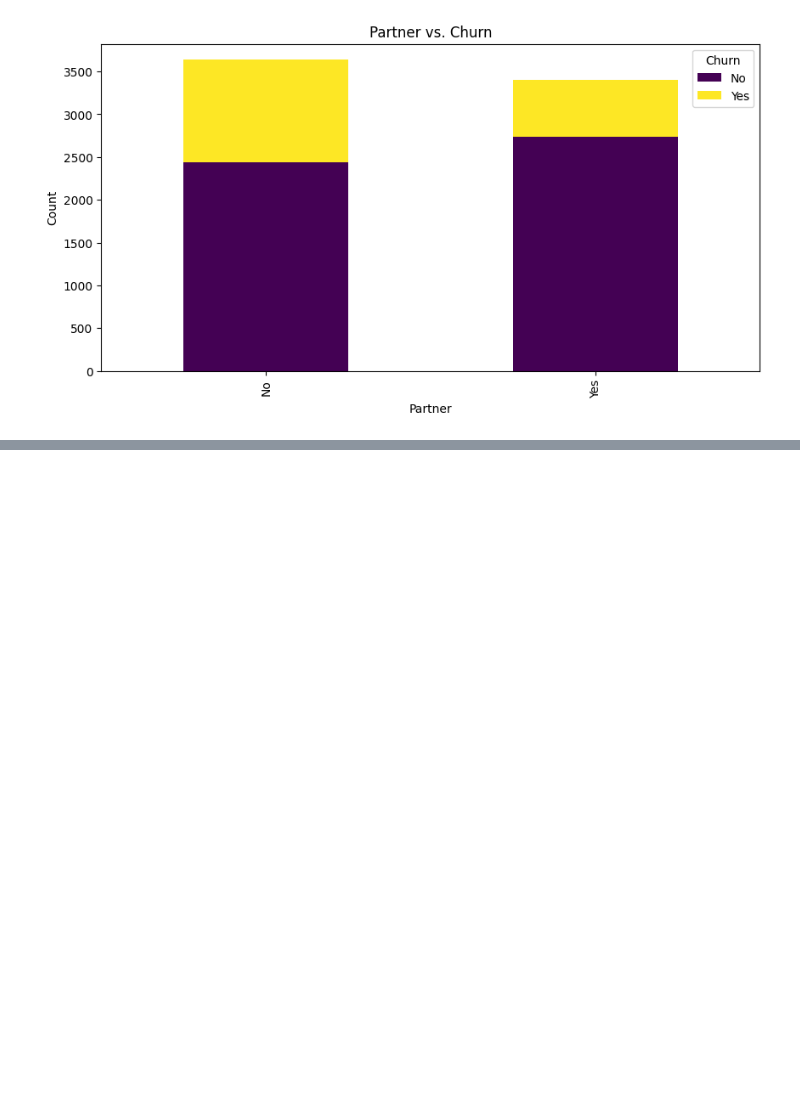
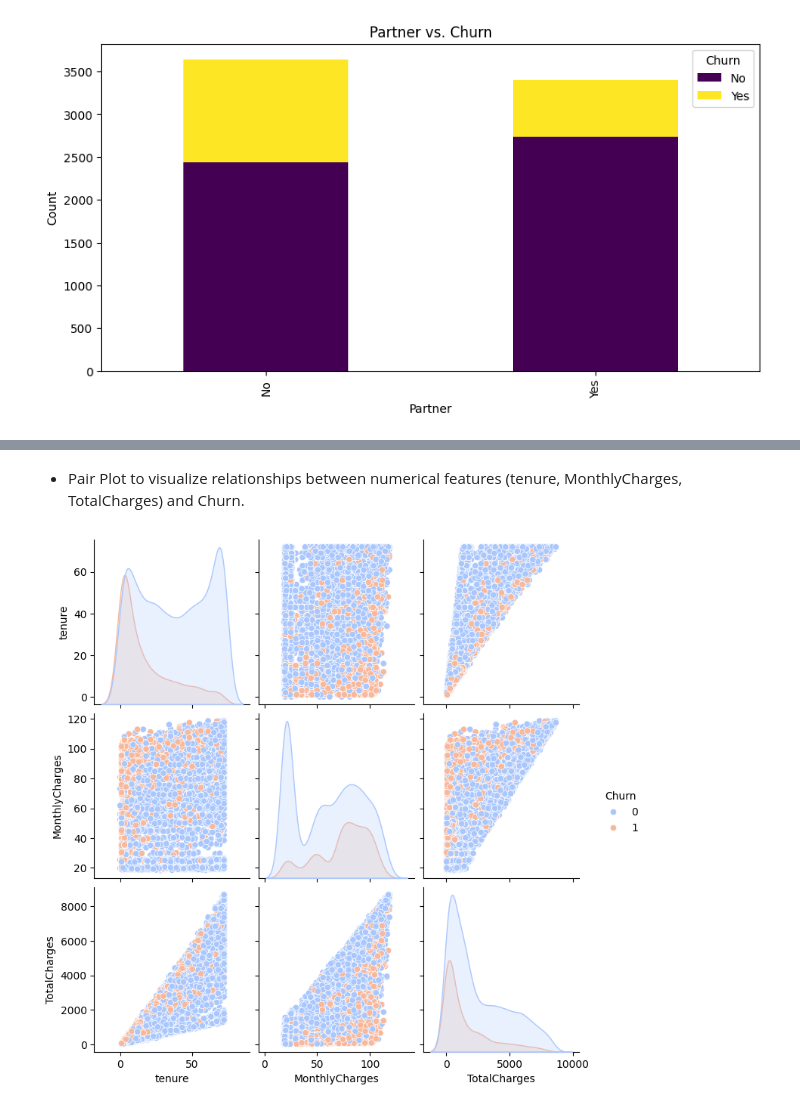
Before and after one commit to hishaaaam/bootcamp-practice, a Jupyter notebook: Project 2/Project 2.ipynb, the cells around one changed output, grey strips where cells are left out. Saved outputs shown, nothing was run; the diff lists cells and outputs as text; code cells hidden in the pictures; blank space fills up the shorter version.

```diff
--- a/Project 2/Project 2.ipynb
+++ b/Project 2/Project 2.ipynb
@@ -250,0 +289,9 @@ plt.show()
+# %% [markdown]
+- Pair Plot to visualize relationships between numerical features (tenure, MonthlyCharges, TotalCharges) and Churn.
+# %%
+db['Churn'] = db['Churn'].map({'No': 0, 'Yes': 1})
+
+sns.pairplot(db[['tenure', 'MonthlyCharges', 'TotalCharges', 'Churn']], hue='Churn', palette='coolwarm')
+plt.show()
+# %% [output]
+[figure, added]
```
Also changed, not shown: parts of 7 cells of this notebook.
